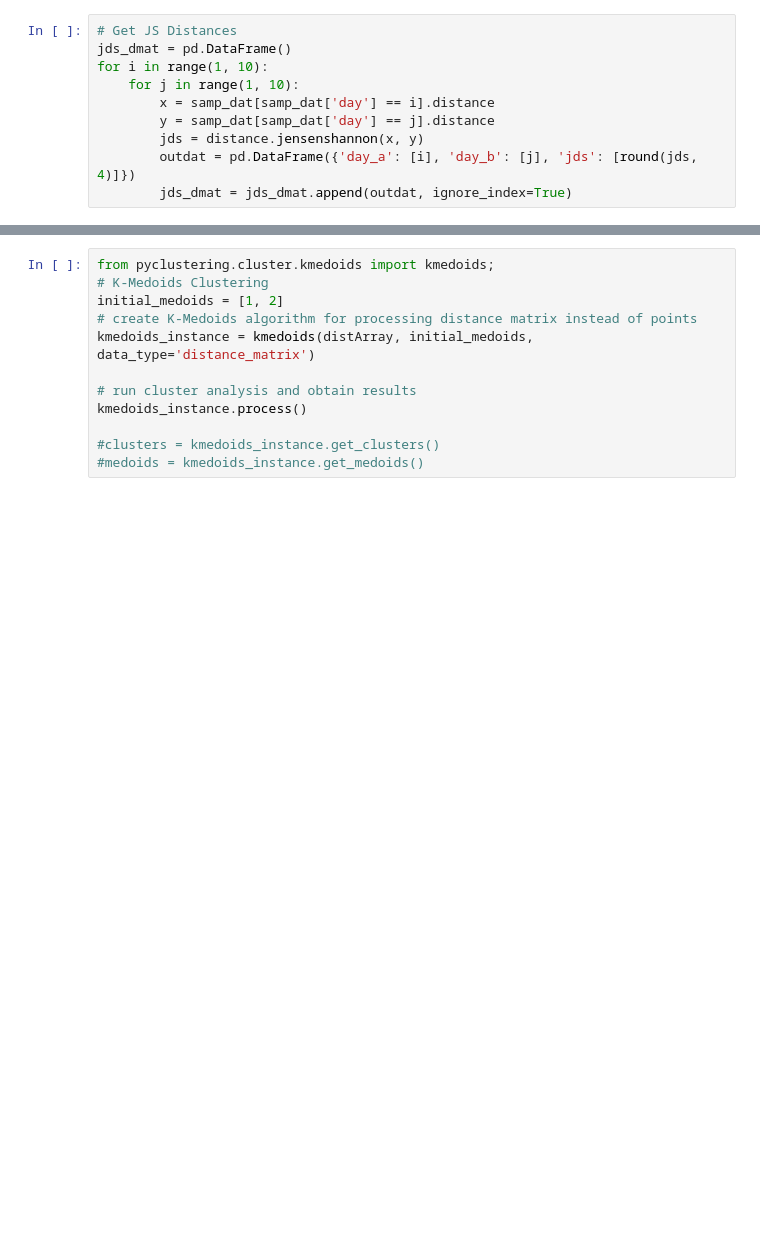
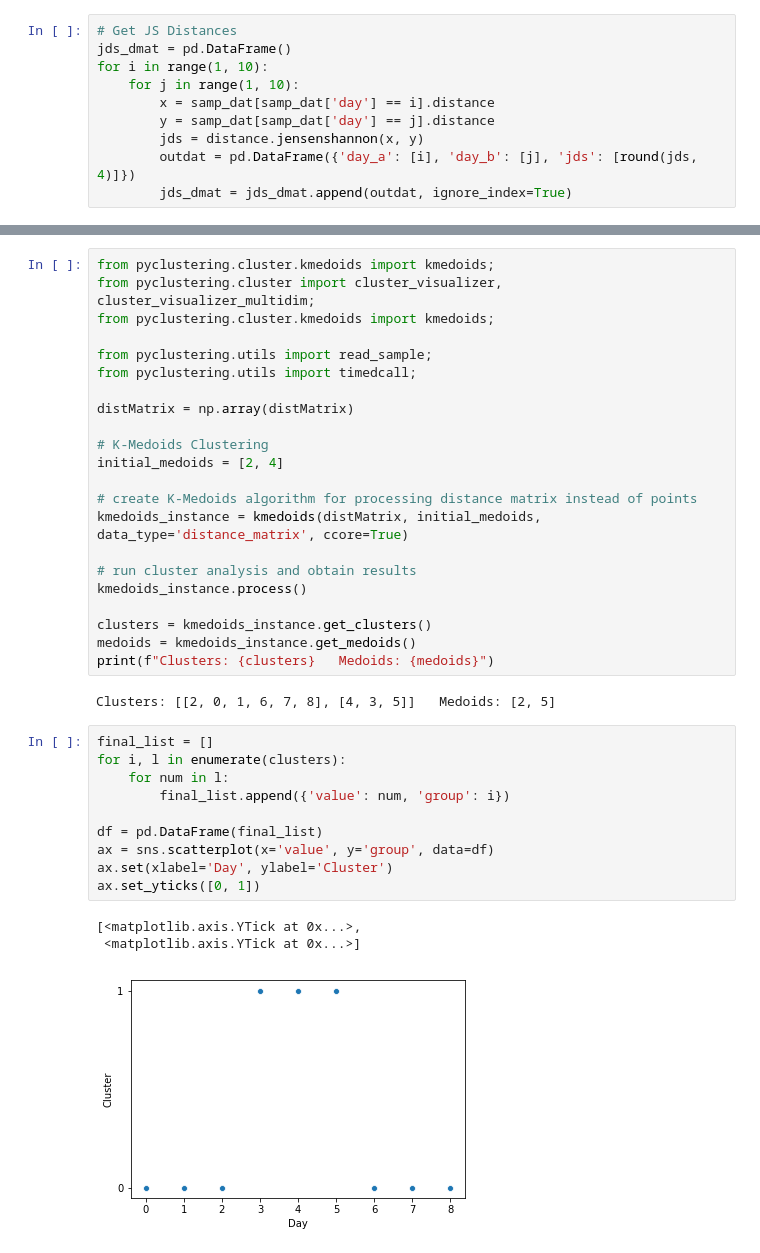
Before and after one commit to johnwoodill/Patagonia-EDA, a Jupyter notebook: notebooks/Jenson-Shannon-Example.ipynb, the cells around one changed output, grey strips where cells are left out. Cells and saved outputs as stored; diff of their text form; blank space fills up the shorter version.

Commit message:
first run of k-medoids clustering

```diff
--- a/notebooks/Jenson-Shannon-Example.ipynb
+++ b/notebooks/Jenson-Shannon-Example.ipynb
@@ -57,12 +63,38 @@ dn = dendrogram(Z)
 # %%
 from pyclustering.cluster.kmedoids import kmedoids;
+from pyclustering.cluster import cluster_visualizer, cluster_visualizer_multidim;
+from pyclustering.cluster.kmedoids import kmedoids;
+
+from pyclustering.utils import read_sample;
+from pyclustering.utils import timedcall;
+
+distMatrix = np.array(distMatrix)
+
 # K-Medoids Clustering
-initial_medoids = [1, 2]
+initial_medoids = [2, 4]
+
 # create K-Medoids algorithm for processing distance matrix instead of points
-kmedoids_instance = kmedoids(distArray, initial_medoids, data_type='distance_matrix')
+kmedoids_instance = kmedoids(distMatrix, initial_medoids, data_type='distance_matrix', ccore=True)
 
 # run cluster analysis and obtain results
 kmedoids_instance.process()
 
-#clusters = kmedoids_instance.get_clusters()
-#medoids = kmedoids_instance.get_medoids()
+clusters = kmedoids_instance.get_clusters()
+medoids = kmedoids_instance.get_medoids()
+print(f"Clusters: {clusters}   Medoids: {medoids}")
+# %% [output]
+Clusters: [[2, 0, 1, 6, 7, 8], [4, 3, 5]]   Medoids: [2, 5]
+# %%
+final_list = []
+for i, l in enumerate(clusters):
+    for num in l:
+        final_list.append({'value': num, 'group': i})
+
+df = pd.DataFrame(final_list)
+ax = sns.scatterplot(x='value', y='group', data=df)
+ax.set(xlabel='Day', ylabel='Cluster')
+ax.set_yticks([0, 1])
+# %% [output]
+[<matplotlib.axis.YTick at 0x...>,
+ <matplotlib.axis.YTick at 0x...>]
+[figure, added]
```
Also changed, not shown: parts of 4 cells of this notebook, 4 other files.
